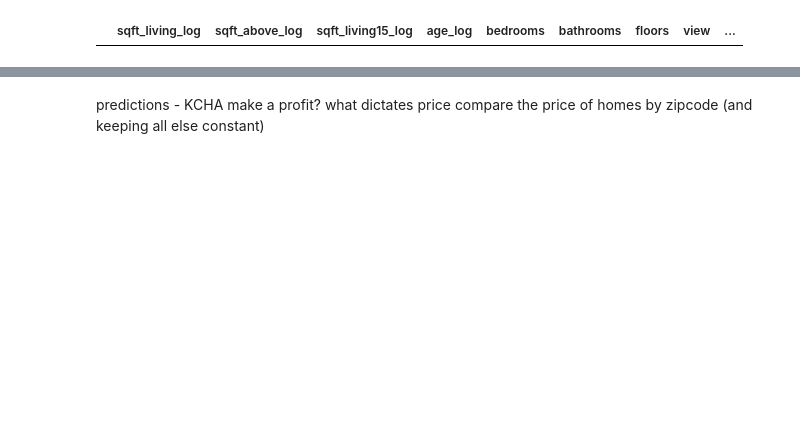
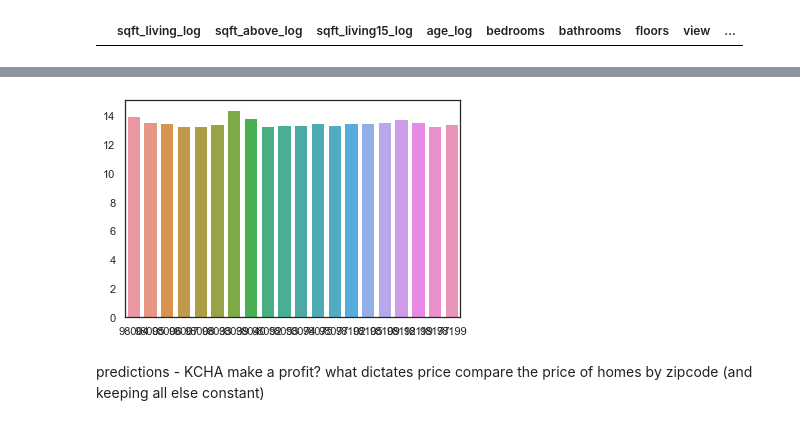
Before and after one commit to eric8395/Housing_Market_Linear_Regression, a Jupyter notebook: Housing Market Linear Regression.ipynb, the cells around one changed output, grey strips where cells are left out. Saved outputs shown, nothing was run; the diff lists cells and outputs as text; code cells hidden in the pictures; blank space fills up the shorter version.

Commit message:
work on top zipcodes

```diff
--- a/Housing Market Linear Regression.ipynb
+++ b/Housing Market Linear Regression.ipynb
@@ -2060,0 +2086,11 @@ NameError: name 'new_row_pred_log' is not defined
+# %%
+# recall we have our y_train, reassign to a df_price to be used for this analysis
+df_price = pd.DataFrame(y_train)
+
+# assign zipcodes from X_train zipcode column
+zipcodes = pd.DataFrame(X_train['zipcode'])
+zipcodes
+
+# combine the two new dfs
+top_zips = pd.concat([df_price, zipcodes], axis=1)
+top_zips.head()
@@ -2060,0 +2104,8 @@ NameError: name 'new_row_pred_log' is not defined
+# %%
+# finds average price for each grouped zipcode
+# sorts values in descending
+sorted_zipcodes = top_zips.groupby('zipcode').mean('price').sort_values(by = 'price', ascending = False)
+# %%
+# give me the top 20 most expensive zipcodes
+most_expensive = sorted_zipcodes.head(20)
+most_expensive
@@ -2061,3 +2131,16 @@ NameError: name 'new_row_pred_log' is not defined
+# %%
+# create a new variable states with a list of the values
+top_zipcodes = list(most_expensive.index)
+
+# create a new variable deaths with a list of the values
+top_prices = list(most_expensive['price'].values)
+# %%
+sns.barplot(x = top_zipcodes,
+            y = top_prices,
+            order = top_prices.sort(reverse = True))
+plt.show()
+# %% [output]
+[figure, added]
 # %% [markdown]
 predictions - KCHA make a profit? what dictates price
 compare the price of homes by zipcode (and keeping all else constant)
```
Also changed, not shown: parts of 31 cells of this notebook, 7 other files.
